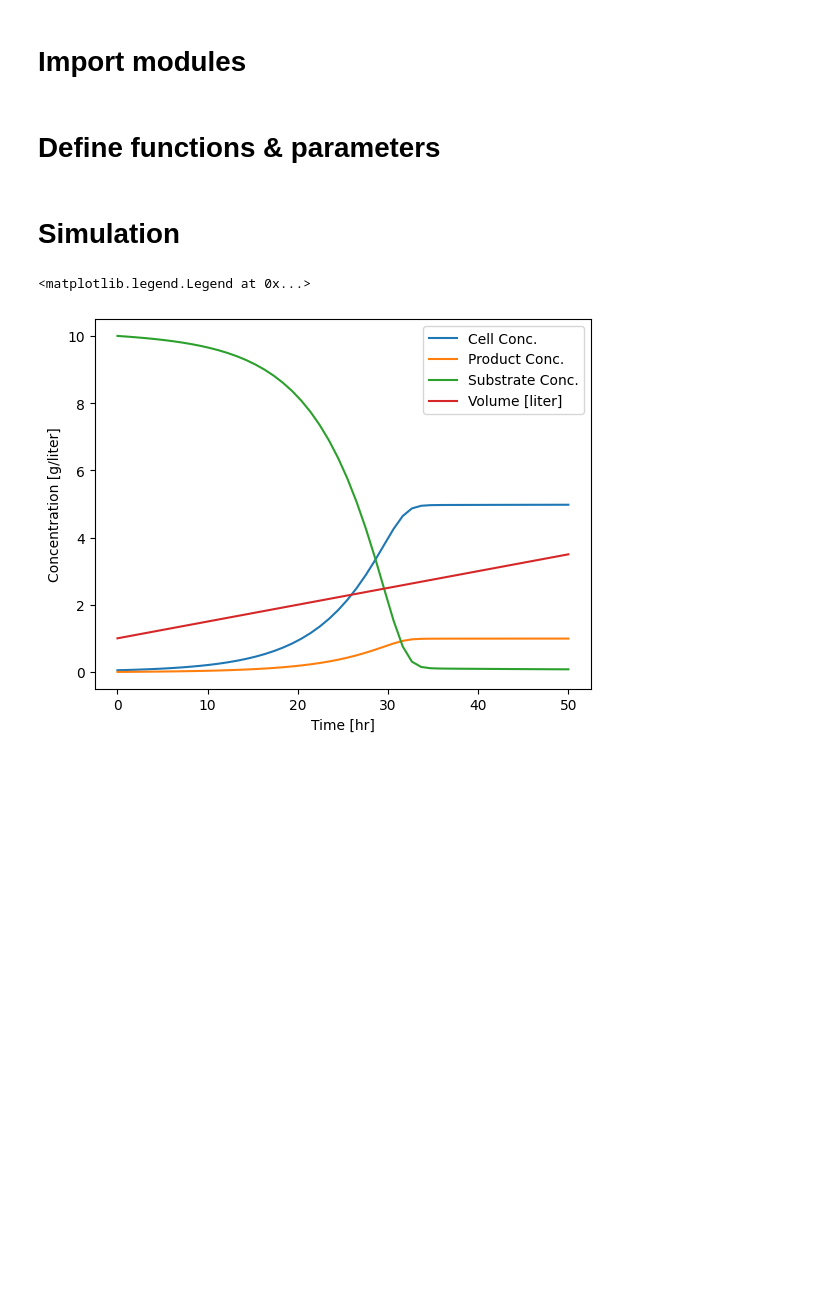
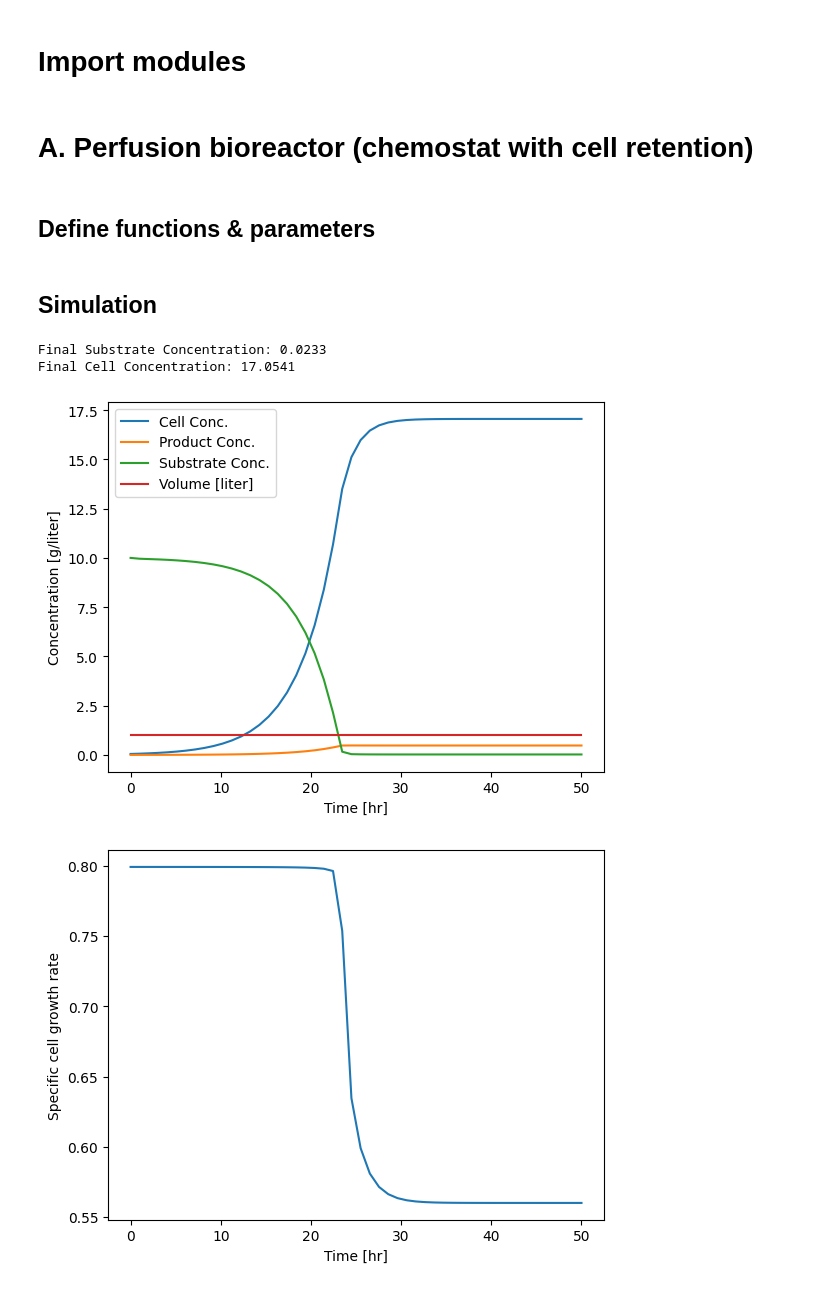
Before and after one commit to chicanagram/bioreactor-modeling, a Jupyter notebook: Perfusion Bioreactor.ipynb, the cells around one changed output. Saved outputs shown, nothing was run; the diff lists cells and outputs as text; code cells hidden in the pictures; blank space fills up the shorter version.

Commit message:
updates notebook for perfusion bioreactor

```diff
--- a/Perfusion Bioreactor.ipynb
+++ b/Perfusion Bioreactor.ipynb
@@ -8,7 +8,9 @@ import numpy as np
 import pandas as pd
 import matplotlib.pyplot as plt
 from scipy.integrate import odeint
+# %% [markdown]
+# A. Perfusion bioreactor (chemostat with cell retention)
 # %% [markdown]
-# Define functions & parameters
+## Define functions & parameters
 # %%
 # parameter values
@@ -46,24 +64,36 @@ def xdot(x,t):
     return [dX,dP,dS,dV]
 # %% [markdown]
-# Simulation
+## Simulation
 # %%
 IC = [0.05, 0.0, 10.0, 1.0]
 
 t = np.linspace(0,50)
 sol = odeint(xdot,IC,t)
 X,P,S,V = sol.transpose()
+mu_array = mu(S)
+
+print('Final Substrate Concentration:', round(S[-1],4))
+print('Final Cell Concentration:', round(X[-1],4))
 
 plt.plot(t,X)
 plt.plot(t,P)
 plt.plot(t,S)
 plt.plot(t,V)
 
 plt.xlabel('Time [hr]')
 plt.ylabel('Concentration [g/liter]')
 plt.legend(['Cell Conc.',
             'Product Conc.',
             'Substrate Conc.',
             'Volume [liter]'])
+plt.show()
+
+plt.plot(t, mu_array)
+plt.xlabel('Time [hr]')
+plt.ylabel('Specific cell growth rate')
+plt.show()
 # %% [output]
-<matplotlib.legend.Legend at 0x...>
+Final Substrate Concentration: 0.0233
+Final Cell Concentration: 17.0541
-[figure, old version]
+[figure, new version]
+[figure, added]
```
Also changed, not shown: parts of 6 cells of this notebook, 1 other file.
